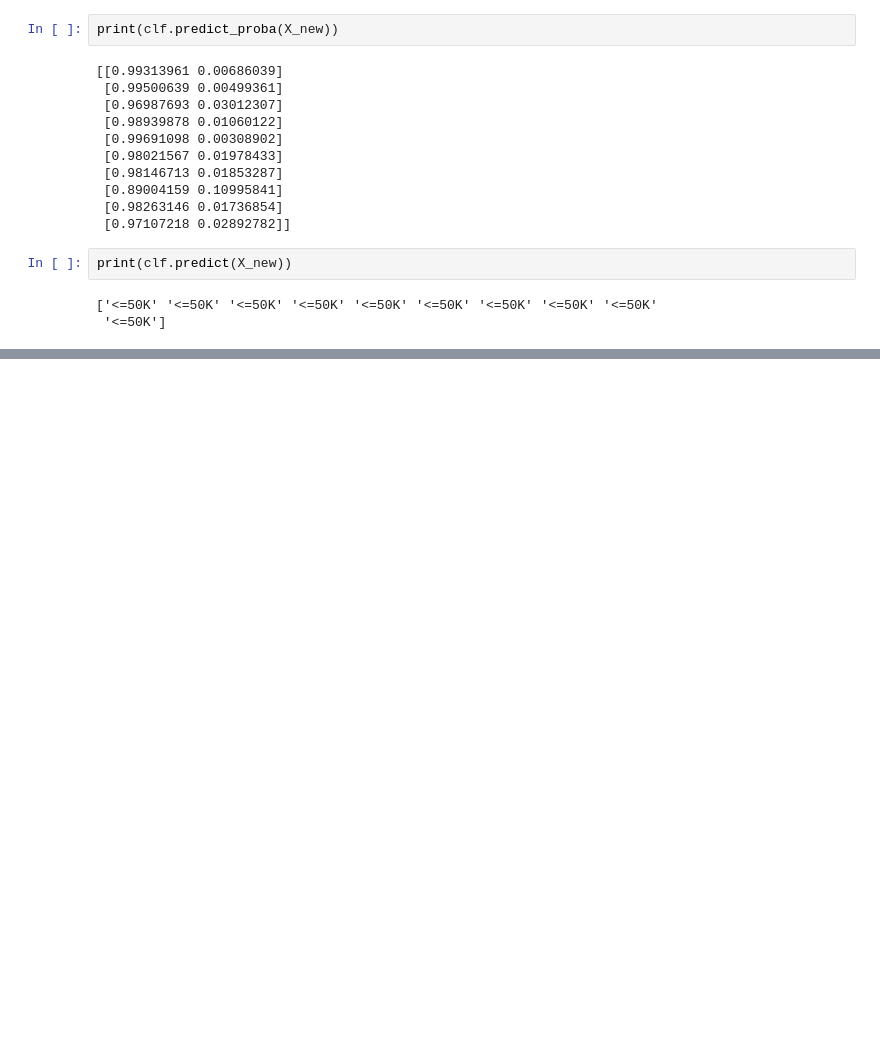
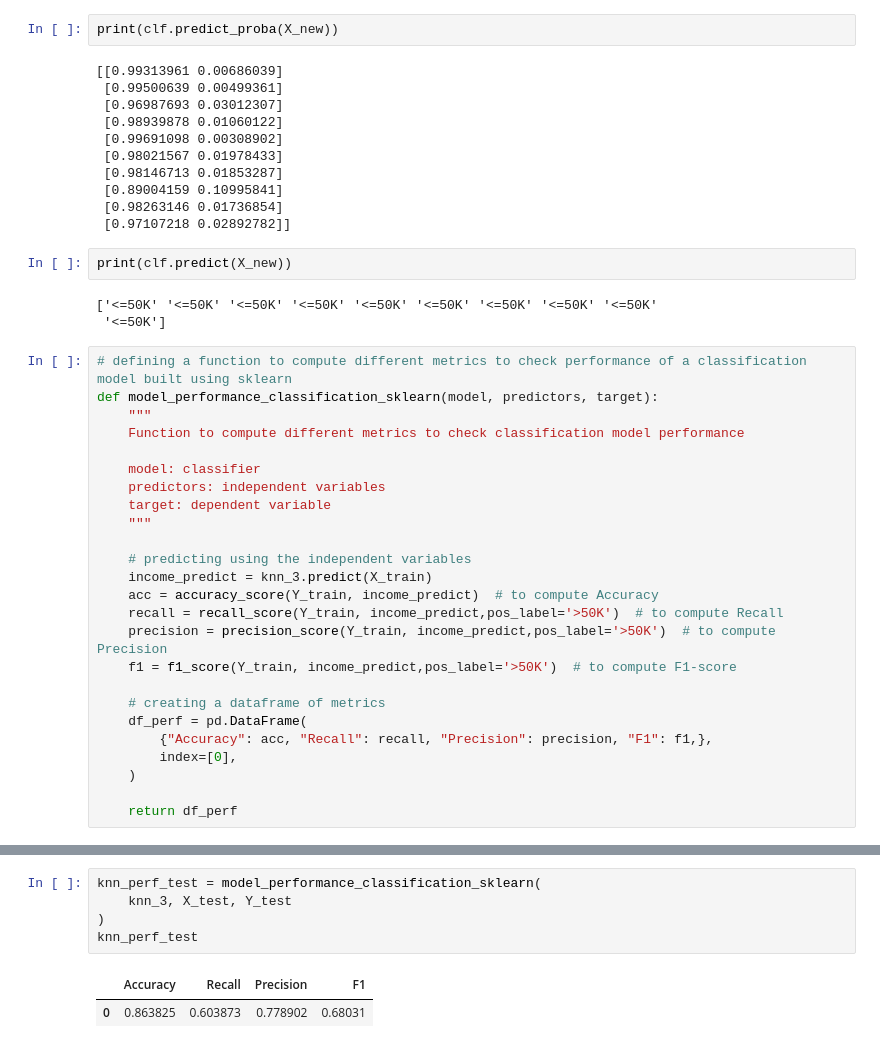
Before and after one commit to Rajesh2015/Supervised-Learning, a Jupyter notebook: M3W3- CS2_Income_classifier - NB.ipynb, the cells around one changed output, grey strips where cells are left out. Saved outputs shown, nothing was run; the diff lists cells and outputs as text; blank space fills up the shorter version.

```diff
--- a/M3W3- CS2_Income_classifier - NB.ipynb
+++ b/M3W3- CS2_Income_classifier - NB.ipynb
@@ -444,3 +453,28 @@ print(clf.predict(X_new))
 # %% [output]
 ['<=50K' '<=50K' '<=50K' '<=50K' '<=50K' '<=50K' '<=50K' '<=50K' '<=50K'
  '<=50K']
+# %%
+# defining a function to compute different metrics to check performance of a classification model built using sklearn
+def model_performance_classification_sklearn(model, predictors, target):
+    """
+    Function to compute different metrics to check classification model performance
+
+    model: classifier
+    predictors: independent variables
+    target: dependent variable
+    """
+
+    # predicting using the independent variables
+    income_predict = knn_3.predict(X_train)
+    acc = accuracy_score(Y_train, income_predict)  # to compute Accuracy
+    recall = recall_score(Y_train, income_predict,pos_label='>50K')  # to compute Recall
+    precision = precision_score(Y_train, income_predict,pos_label='>50K')  # to compute Precision
+    f1 = f1_score(Y_train, income_predict,pos_label='>50K')  # to compute F1-score
+
+    # creating a dataframe of metrics
+    df_perf = pd.DataFrame(
+        {"Accuracy": acc, "Recall": recall, "Precision": precision, "F1": f1,},
+        index=[0],
+    )
+
+    return df_perf
@@ -446,0 +528,8 @@ print(clf.predict(X_new))
+# %%
+knn_perf_test = model_performance_classification_sklearn(
+    knn_3, X_test, Y_test
+)
+knn_perf_test
+# %% [output]
+|  | Accuracy | Recall | Precision | F1 |
+| 0 | 0.863825 | 0.603873 | 0.778902 | 0.68031 |
```
Also changed, not shown: parts of 10 cells of this notebook.
